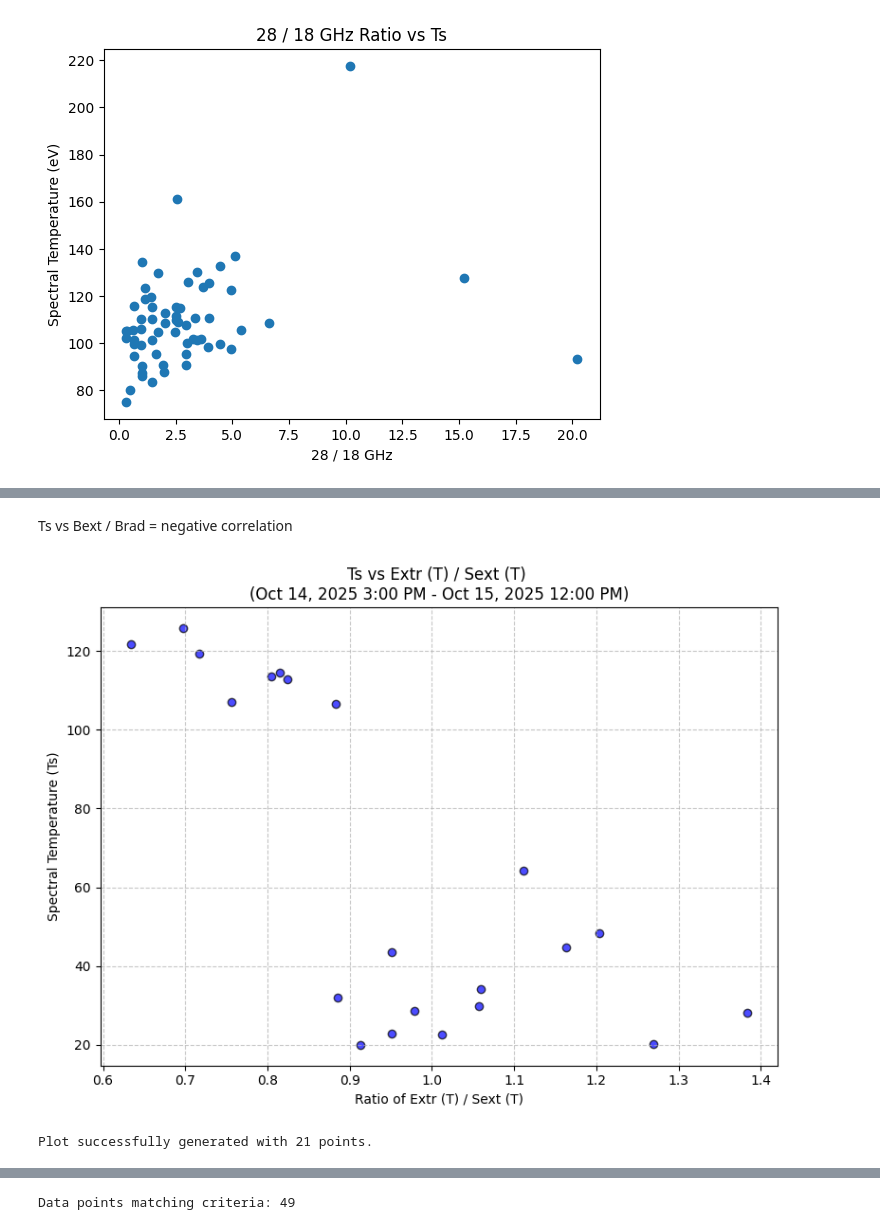
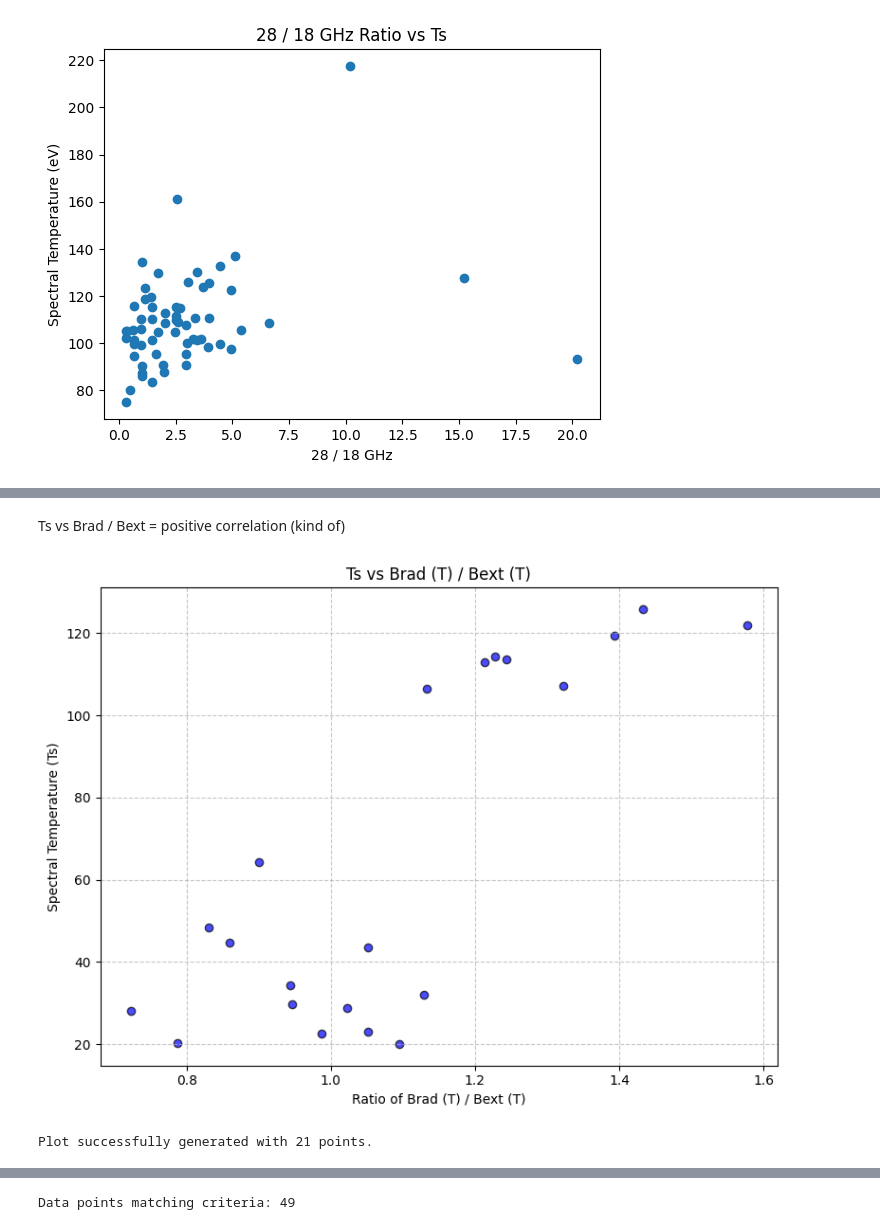
Before and after one commit to thebeesneesh/VENUS_X-Ray_BS, a Jupyter notebook: AnalyzeDataNew.ipynb, the cells around one changed output, grey strips where cells are left out. Saved outputs shown, nothing was run; the diff lists cells and outputs as text; code cells hidden in the pictures.

Commit message:
another good graph

```diff
--- a/AnalyzeDataNew.ipynb
+++ b/AnalyzeDataNew.ipynb
@@ -180,41 +39,41 @@ plt.show()
 # %% [markdown]
-Ts vs Bext / Brad = negative correlation
+Ts vs Brad / Bext =  positive correlation (kind of)
 # %%
 # Ensure the datetime column is properly formatted
 realTs['datetime'] = pd.to_datetime(realTs['datetime'])
 
 # Define your strict time boundaries
 start_time = pd.to_datetime('2025-10-14 15:00:00')
 end_time = pd.to_datetime('2025-10-15 12:00:00')
 
 # 1. Filter by the specified date and time window
 df_filtered = realTs[(realTs['datetime'] >= start_time) & (realTs['datetime'] <= end_time)]
 
 # 2. Drop rows missing the required data for this specific plot
-df_plot = df_filtered.dropna(subset=['spectral_temperature', 'Extr (T)', 'Sext (T)'])
+df_plot = df_filtered.dropna(subset=['spectral_temperature', 'Sext (T)', 'Extr (T)'])
 
-# 3. Prevent division-by-zero errors in case Sext (T) is exactly 0
-df_plot = df_plot[df_plot['Sext (T)'] != 0]
+# 3. Prevent division-by-zero errors in case Extr (T) is exactly 0
+df_plot = df_plot[df_plot['Extr (T)'] != 0]
 
 # 4. Calculate the ratio
-df_plot['Extr_Sext_Ratio'] = df_plot['Extr (T)'] / df_plot['Sext (T)']
+df_plot['Sext_Extr_Ratio'] = df_plot['Sext (T)'] / df_plot['Extr (T)']
 
 # 5. Generate the Plot
 if len(df_plot) > 0:
     plt.figure(figsize=(8, 6))
-    plt.scatter(df_plot['Extr_Sext_Ratio'], df_plot['spectral_temperature'],
+    plt.scatter(df_plot['Sext_Extr_Ratio'], df_plot['spectral_temperature'],
                 c='blue', alpha=0.7, edgecolor='k')
 
-    plt.xlabel('Ratio of Extr (T) / Sext (T)')
+    plt.xlabel('Ratio of Brad (T) / Bext (T)')
     plt.ylabel('Spectral Temperature (Ts)')
-    plt.title('Ts vs Extr (T) / Sext (T) \n(Oct 14, 2025 3:00 PM - Oct 15, 2025 12:00 PM)')
+    plt.title('Ts vs Brad (T) / Bext (T)')
     plt.grid(True, linestyle='--', alpha=0.7)
 
     plt.tight_layout()
     plt.show()
     print(f"Plot successfully generated with {len(df_plot)} points.")
 else:
     print("No valid data points found in this time range.")
 # %% [output]
-[figure, old version]
+[figure, new version]
 Plot successfully generated with 21 points.
```
Also changed, not shown: parts of 12 cells of this notebook.
